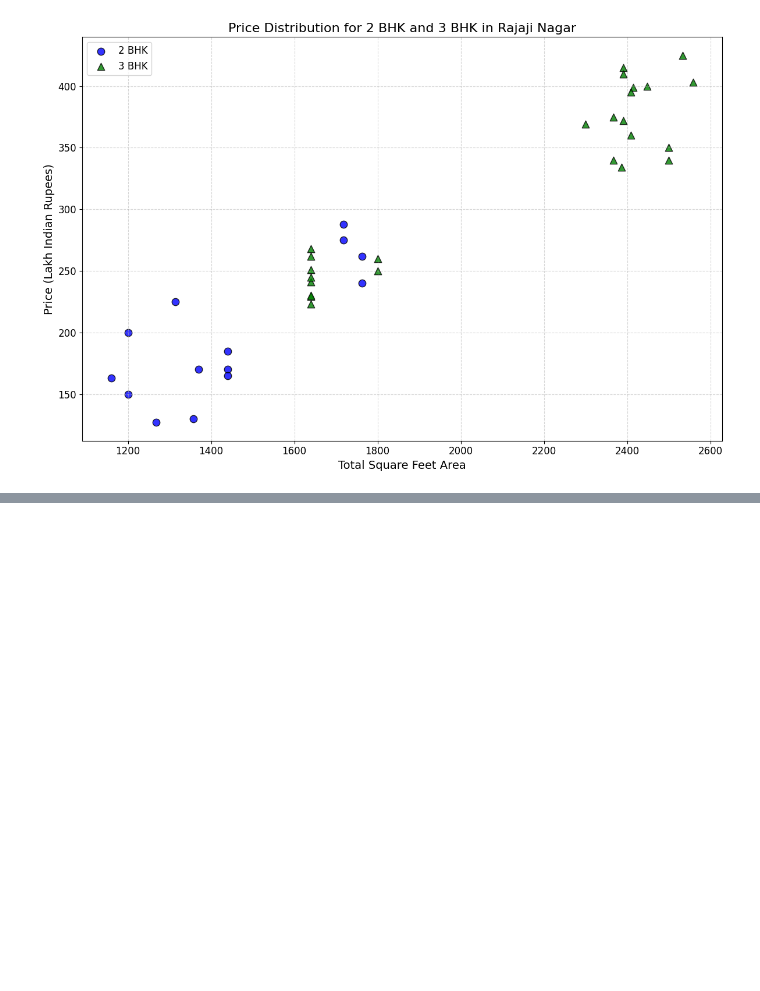
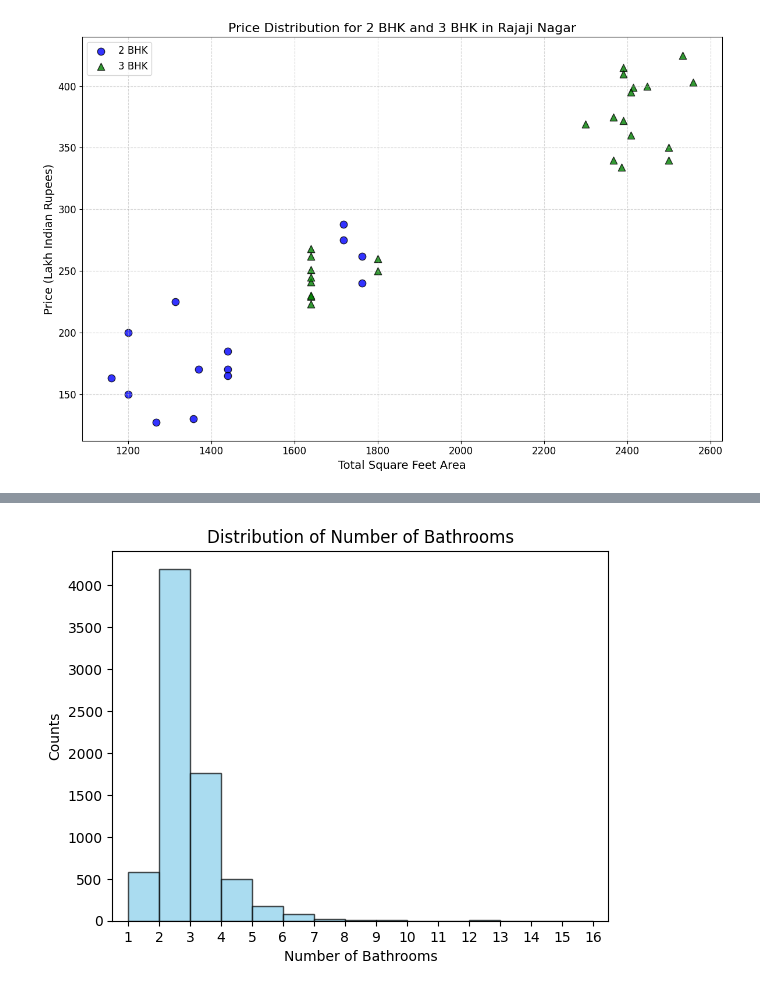
Before and after one commit to Ankushsaini90/Banglore_house_price_predction, a Jupyter notebook: Banglore_price.ipynb, the cells around one changed output, grey strips where cells are left out. Cells and saved outputs as stored; diff of their text form; code cells hidden in the pictures; blank space fills up the shorter version.

```diff
--- a/Banglore_price.ipynb
+++ b/Banglore_price.ipynb
@@ -605,0 +666,15 @@ plt.show()
+# %%
+plt.hist(df7.bath, bins=range(int(min(df7.bath)), int(max(df7.bath)) + 1), color='skyblue', edgecolor='black', alpha=0.7)
+
+plt.title("Distribution of Number of Bathrooms")
+plt.xlabel("Number of Bathrooms")
+plt.ylabel("Counts")
+
+# plt.grid(True)
+
+plt.xlim(0.5, max(df7.bath) + 0.5)  # Adjust x-axis limit to include all bars without cropping
+plt.xticks(range(int(min(df7.bath)), int(max(df7.bath)) + 1))  # Adjust x-axis ticks to be integers
+
+plt.show()
+# %% [output]
+[figure, added]
```
Also changed, not shown: parts of 12 cells of this notebook.
